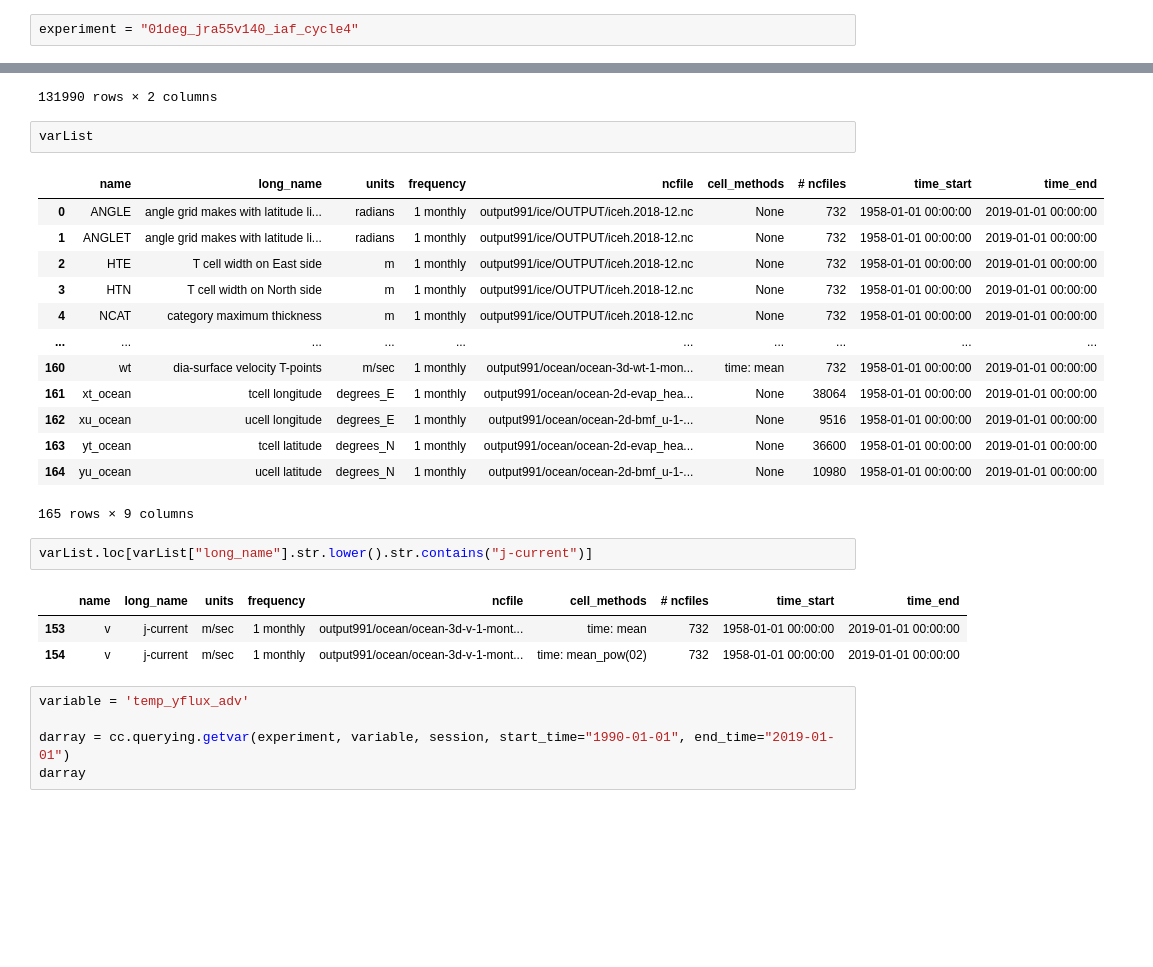
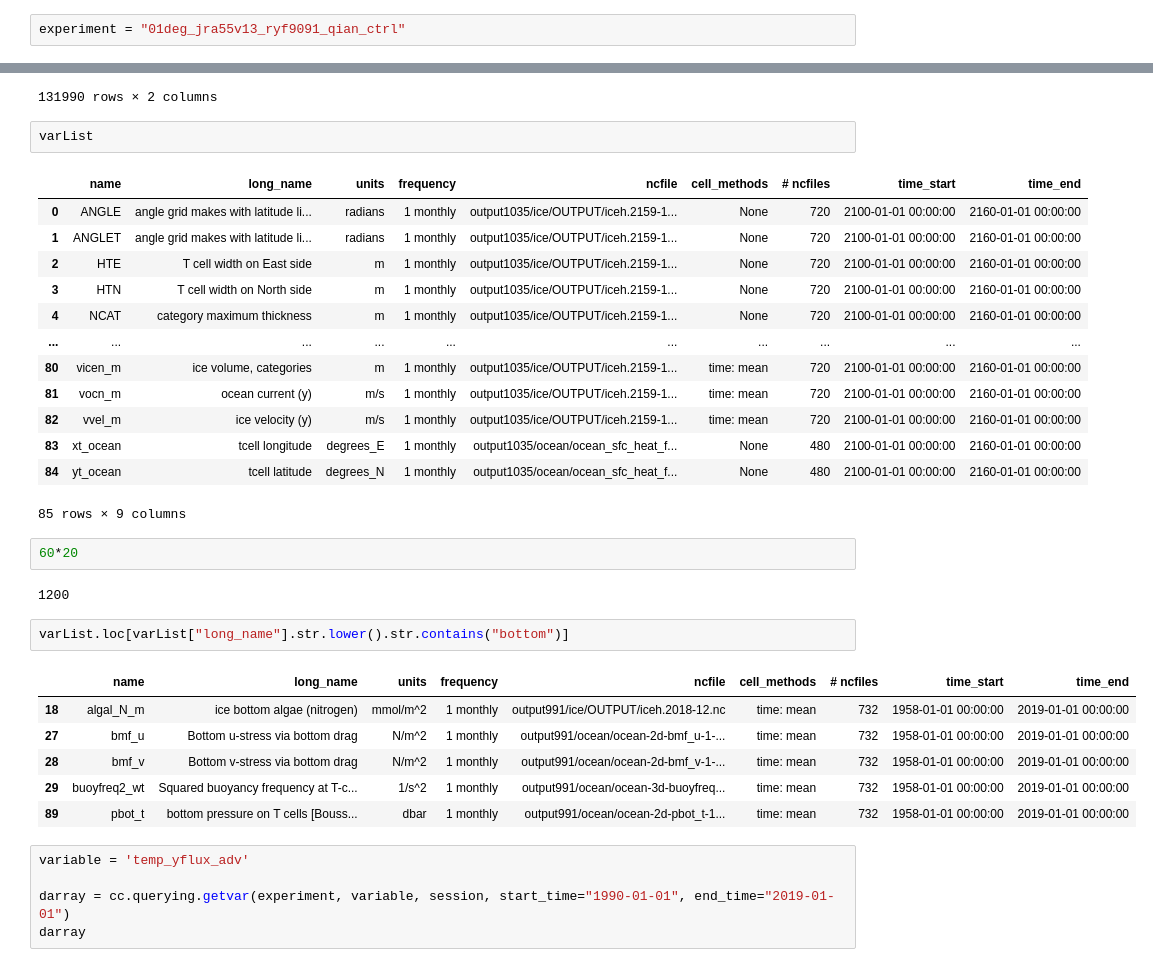
Before and after one commit to adityarn/CDW_mixing_ACCESS, a Jupyter notebook: Exploratory.ipynb, the cells around one changed output, grey strips where cells are left out. Drawn from its saved outputs; the diff is of its cells as text; blank space fills up the shorter version.

```diff
--- a/Exploratory.ipynb
+++ b/Exploratory.ipynb
@@ -20,5 +26,5 @@ expList.loc[expList["experiment"].str.contains("qian")]
 # %%
-experiment = "01deg_jra55v140_iaf_cycle4"
+experiment = "01deg_jra55v13_ryf9091_qian_ctrl"
 # %%
 fileList = cc.querying.get_ncfiles(session, experiment)
 # %%
@@ -45,24 +49,31 @@ fileList
 varList
 # %% [output]
 |  | name | long_name | units | frequency | ncfile | cell_methods | # ncfiles | time_start | time_end |
-| 0 | ANGLE | angle grid makes with latitude li... | radians | 1 monthly | output991/ice/OUTPUT/iceh.2018-12.nc | None | 732 | 1958-01-01 00:00:00 | 2019-01-01 00:00:00 |
-| 1 | ANGLET | angle grid makes with latitude li... | radians | 1 monthly | output991/ice/OUTPUT/iceh.2018-12.nc | None | 732 | 1958-01-01 00:00:00 | 2019-01-01 00:00:00 |
-| 2 | HTE | T cell width on East side | m | 1 monthly | output991/ice/OUTPUT/iceh.2018-12.nc | None | 732 | 1958-01-01 00:00:00 | 2019-01-01 00:00:00 |
-| 3 | HTN | T cell width on North side | m | 1 monthly | output991/ice/OUTPUT/iceh.2018-12.nc | None | 732 | 1958-01-01 00:00:00 | 2019-01-01 00:00:00 |
-| 4 | NCAT | category maximum thickness | m | 1 monthly | output991/ice/OUTPUT/iceh.2018-12.nc | None | 732 | 1958-01-01 00:00:00 | 2019-01-01 00:00:00 |
+| 0 | ANGLE | angle grid makes with latitude li... | radians | 1 monthly | output1035/ice/OUTPUT/iceh.2159-1... | None | 720 | 2100-01-01 00:00:00 | 2160-01-01 00:00:00 |
+| 1 | ANGLET | angle grid makes with latitude li... | radians | 1 monthly | output1035/ice/OUTPUT/iceh.2159-1... | None | 720 | 2100-01-01 00:00:00 | 2160-01-01 00:00:00 |
+| 2 | HTE | T cell width on East side | m | 1 monthly | output1035/ice/OUTPUT/iceh.2159-1... | None | 720 | 2100-01-01 00:00:00 | 2160-01-01 00:00:00 |
+| 3 | HTN | T cell width on North side | m | 1 monthly | output1035/ice/OUTPUT/iceh.2159-1... | None | 720 | 2100-01-01 00:00:00 | 2160-01-01 00:00:00 |
+| 4 | NCAT | category maximum thickness | m | 1 monthly | output1035/ice/OUTPUT/iceh.2159-1... | None | 720 | 2100-01-01 00:00:00 | 2160-01-01 00:00:00 |
 | ... | ... | ... | ... | ... | ... | ... | ... | ... | ... |
-| 160 | wt | dia-surface velocity T-points | m/sec | 1 monthly | output991/ocean/ocean-3d-wt-1-mon... | time: mean | 732 | 1958-01-01 00:00:00 | 2019-01-01 00:00:00 |
-| 161 | xt_ocean | tcell longitude | degrees_E | 1 monthly | output991/ocean/ocean-2d-evap_hea... | None | 38064 | 1958-01-01 00:00:00 | 2019-01-01 00:00:00 |
-| 162 | xu_ocean | ucell longitude | degrees_E | 1 monthly | output991/ocean/ocean-2d-bmf_u-1-... | None | 9516 | 1958-01-01 00:00:00 | 2019-01-01 00:00:00 |
-| 163 | yt_ocean | tcell latitude | degrees_N | 1 monthly | output991/ocean/ocean-2d-evap_hea... | None | 36600 | 1958-01-01 00:00:00 | 2019-01-01 00:00:00 |
-| 164 | yu_ocean | ucell latitude | degrees_N | 1 monthly | output991/ocean/ocean-2d-bmf_u-1-... | None | 10980 | 1958-01-01 00:00:00 | 2019-01-01 00:00:00 |
+| 80 | vicen_m | ice volume, categories | m | 1 monthly | output1035/ice/OUTPUT/iceh.2159-1... | time: mean | 720 | 2100-01-01 00:00:00 | 2160-01-01 00:00:00 |
+| 81 | vocn_m | ocean current (y) | m/s | 1 monthly | output1035/ice/OUTPUT/iceh.2159-1... | time: mean | 720 | 2100-01-01 00:00:00 | 2160-01-01 00:00:00 |
+| 82 | vvel_m | ice velocity (y) | m/s | 1 monthly | output1035/ice/OUTPUT/iceh.2159-1... | time: mean | 720 | 2100-01-01 00:00:00 | 2160-01-01 00:00:00 |
+| 83 | xt_ocean | tcell longitude | degrees_E | 1 monthly | output1035/ocean/ocean_sfc_heat_f... | None | 480 | 2100-01-01 00:00:00 | 2160-01-01 00:00:00 |
+| 84 | yt_ocean | tcell latitude | degrees_N | 1 monthly | output1035/ocean/ocean_sfc_heat_f... | None | 480 | 2100-01-01 00:00:00 | 2160-01-01 00:00:00 |
-165 rows × 9 columns
+85 rows × 9 columns
+# %%
+60*20
+# %% [output]
+1200
 # %%
-varList.loc[varList["long_name"].str.lower().str.contains("j-current")]
+varList.loc[varList["long_name"].str.lower().str.contains("bottom")]
 # %% [output]
 |  | name | long_name | units | frequency | ncfile | cell_methods | # ncfiles | time_start | time_end |
-| 153 | v | j-current | m/sec | 1 monthly | output991/ocean/ocean-3d-v-1-mont... | time: mean | 732 | 1958-01-01 00:00:00 | 2019-01-01 00:00:00 |
-| 154 | v | j-current | m/sec | 1 monthly | output991/ocean/ocean-3d-v-1-mont... | time: mean_pow(02) | 732 | 1958-01-01 00:00:00 | 2019-01-01 00:00:00 |
+| 18 | algal_N_m | ice bottom algae (nitrogen) | mmol/m^2 | 1 monthly | output991/ice/OUTPUT/iceh.2018-12.nc | time: mean | 732 | 1958-01-01 00:00:00 | 2019-01-01 00:00:00 |
+| 27 | bmf_u | Bottom u-stress via bottom drag | N/m^2 | 1 monthly | output991/ocean/ocean-2d-bmf_u-1-... | time: mean | 732 | 1958-01-01 00:00:00 | 2019-01-01 00:00:00 |
+| 28 | bmf_v | Bottom v-stress via bottom drag | N/m^2 | 1 monthly | output991/ocean/ocean-2d-bmf_v-1-... | time: mean | 732 | 1958-01-01 00:00:00 | 2019-01-01 00:00:00 |
+| 29 | buoyfreq2_wt | Squared buoyancy frequency at T-c... | 1/s^2 | 1 monthly | output991/ocean/ocean-3d-buoyfreq... | time: mean | 732 | 1958-01-01 00:00:00 | 2019-01-01 00:00:00 |
+| 89 | pbot_t | bottom pressure on T cells [Bouss... | dbar | 1 monthly | output991/ocean/ocean-2d-pbot_t-1... | time: mean | 732 | 1958-01-01 00:00:00 | 2019-01-01 00:00:00 |
 # %%
 variable = 'temp_yflux_adv'
 
```
Also changed, not shown: parts of 8 cells of this notebook, 2 other files.
